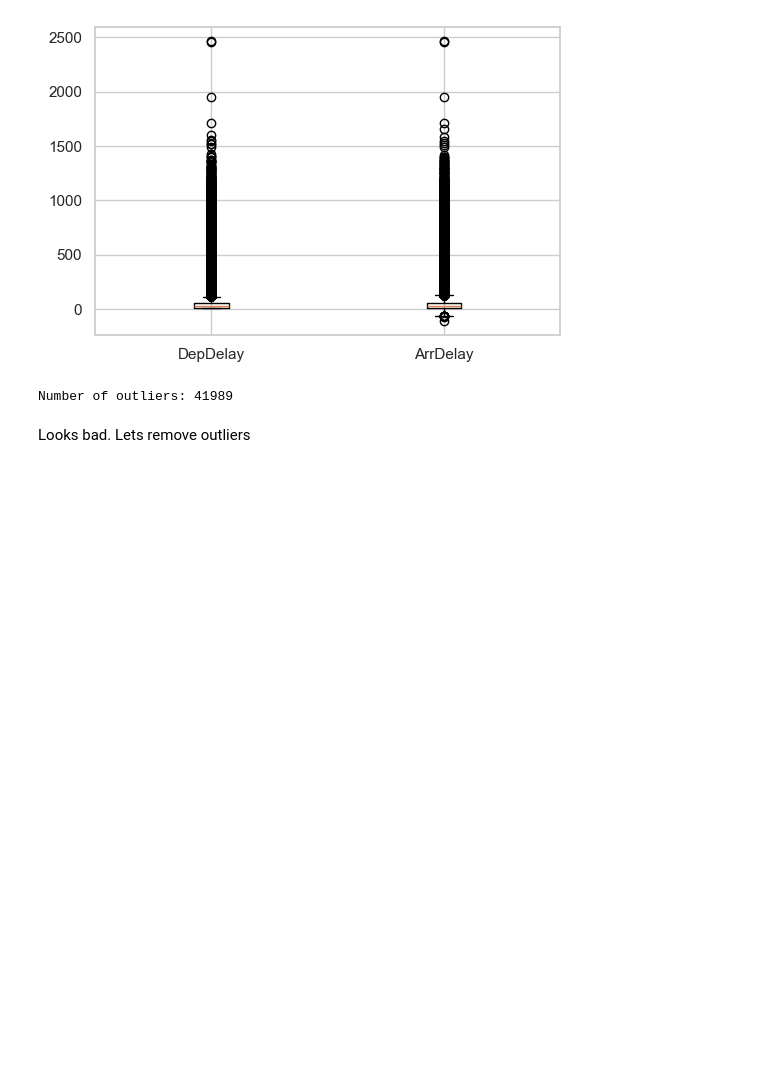
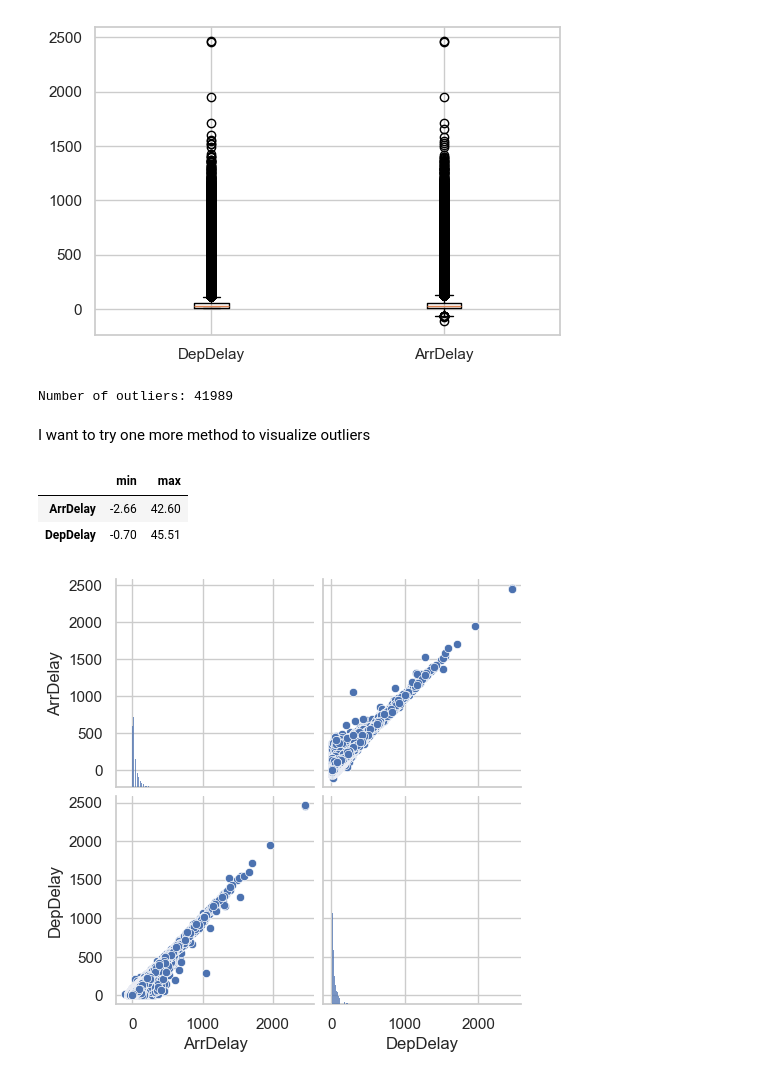
Before and after one commit to ethanbleier/Predicting-Flight-Delays-For-Domestic-Airlines, a Jupyter notebook: project2.ipynb, the cells around one changed output. Drawn from its saved outputs; the diff is of its cells as text; code cells hidden in the pictures; blank space fills up the shorter version.

```diff
--- a/project2.ipynb
+++ b/project2.ipynb
@@ -98,5 +82,23 @@ print("Number of outliers:", outliers.sum())
 # %% [output]
 [figure]
 Number of outliers: 41989
-# %% [markdown]
-Looks bad. Lets remove outliers
+# %% [markdown]
+I want to try one more method to visualize outliers
+# %%
+df_num = df[['ArrDelay', 'DepDelay']]
+numeric_vars = df_num.columns.values
+
+from scipy.stats import zscore
+zscore1 = lambda s: zscore(s, nan_policy='omit')
+
+df_scaled = df_num.apply(zscore1)
+# %%
+df_scaled.apply(['min', 'max']).round(2).transpose()
+# %% [output]
+|  | min | max |
+| ArrDelay | -2.66 | 42.60 |
+| DepDelay | -0.70 | 45.51 |
+# %%
+sns.pairplot(df_num);
+# %% [output]
+[figure, added]
```
Also changed, not shown: parts of 27 cells of this notebook.
